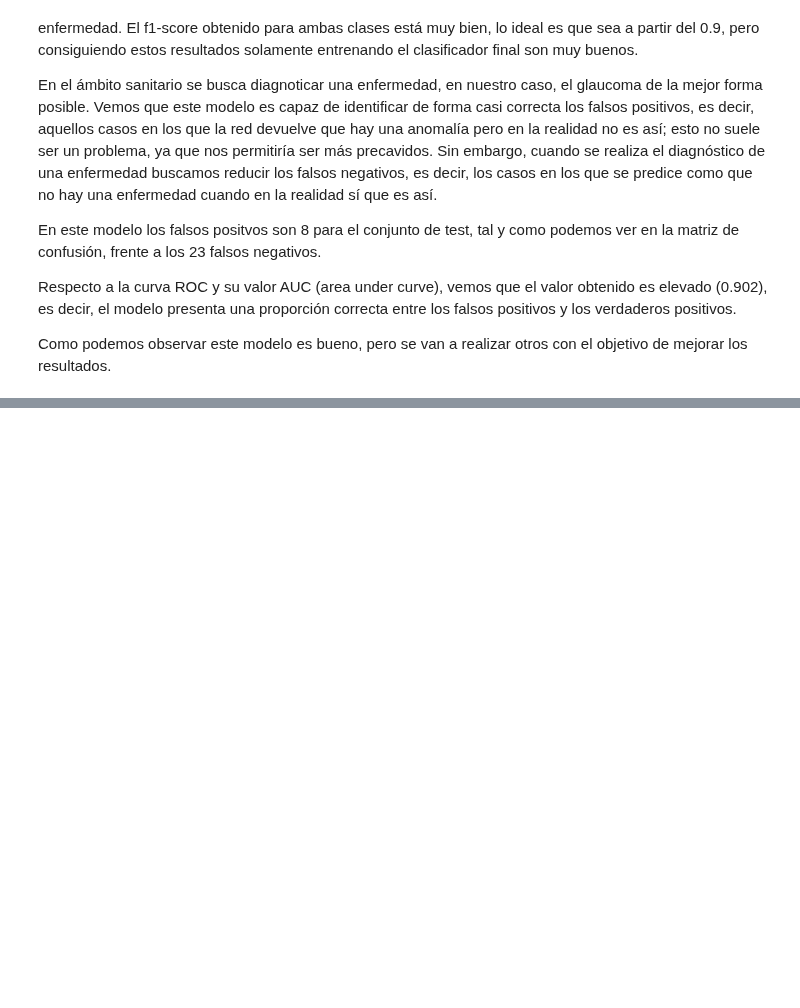
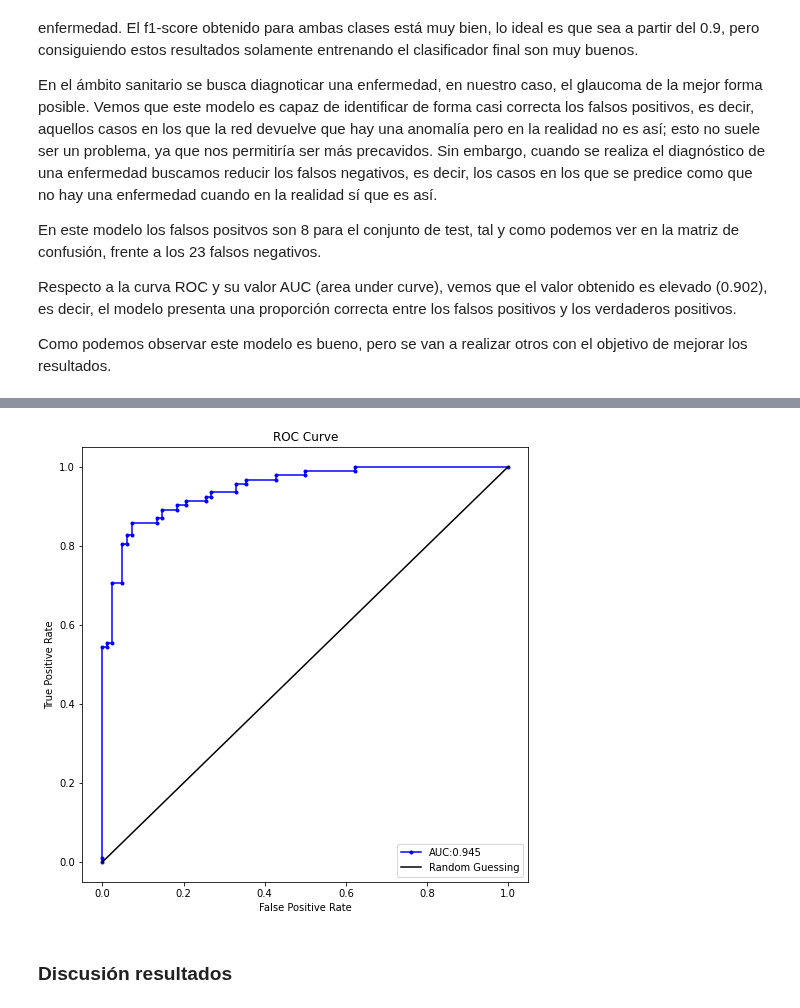
Before and after one commit to mariousm/Data-Science-Master, a Jupyter notebook: 2021-22/SegundoSemestre/DeepLearning/PRA/UbiernaSanMamesMario_PRA.ipynb, the cells around one changed output, grey strips where cells are left out. Drawn from its saved outputs; the diff is of its cells as text; code cells hidden in the pictures; blank space fills up the shorter version.

```diff
--- a/2021-22/SegundoSemestre/DeepLearning/PRA/UbiernaSanMamesMario_PRA.ipynb
+++ b/2021-22/SegundoSemestre/DeepLearning/PRA/UbiernaSanMamesMario_PRA.ipynb
@@ -758,0 +933,6 @@ Como podemos observar este modelo es bueno, pero se van a realizar otros con el
+# %%
+plot_ROC_AUC(y_test, y_probs)
+# %% [output]
+[figure, added]
+# %% [markdown]
+### Discusión resultados
```
Also changed, not shown: parts of 26 cells of this notebook.
